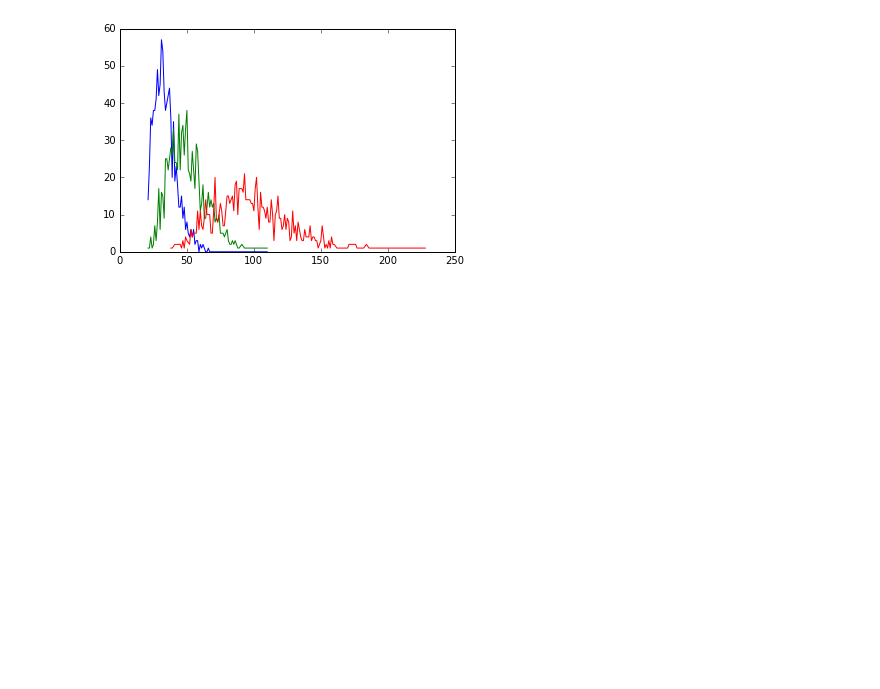
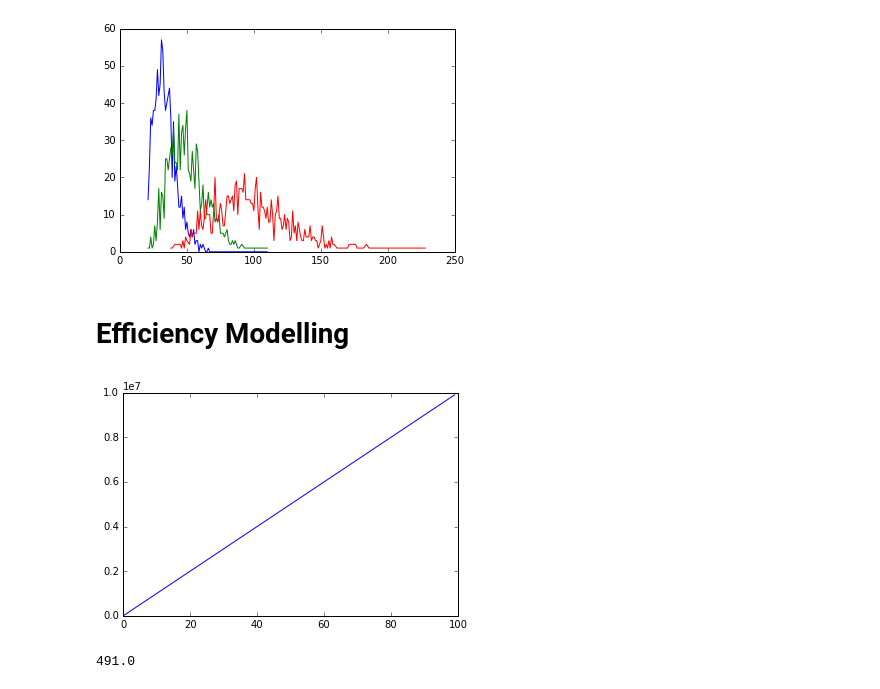
Before and after one commit to thevioletpiece/data_science_tools, a Jupyter notebook: Population Modelling.ipynb, the cells around one changed output. Drawn from its saved outputs; the diff is of its cells as text; code cells hidden in the pictures; blank space fills up the shorter version.

```diff
--- a/Population Modelling.ipynb
+++ b/Population Modelling.ipynb
@@ -129,7 +129,3 @@ def computeDescendants(initialCohort, gen, V):
 computeDescendants(10, 100, 0.9)
 # %% [output]
 89
-# %%
-populations7=[]
-for i in range(1000):
-    populations7.append(computeDescendants(10, 100, 0.7))
@@ -144,3 +144,33 @@ plt.plot(x,y)
 plt.show()
 # %% [output]
 [figure]
+# %% [markdown]
+# Efficiency Modelling
+# %%
+#Given the probability of the number of items that will need to be bought for tomorrow
+
+p = {0 : 0.25, 1 : 0.25, 2 : 0.25, 3 : 0.25}
+
+# And the cost of buying them today (c) or tomorrow (d)
+def computeCost(c, d, x, p):
+    before = c*x
+    after = []
+    for i in p:
+        if i > x:
+            after.append(d*p[i]*(i-x))
+    expectedCost = sum(after) + before
+    return expectedCost
+
+#Compute the expected cost for a given number x purchased today
+
+for i in range(4):
+    print i, computeCost(1, 3, i, p)
+# %%
+# Simple Models
+
+population = [[i,100000*i] for i in range(100)]
+# %%
+plt.plot([p[0] for p in population] ,[p[1] for p in population])
+plt.show()
+# %% [output]
+[figure, added]
@@ -146,0 +184,5 @@ plt.show()
+# %%
+x=linearChurn(1000, 10, 0.05, 0.1)
+print x
+# %% [output]
+491.0
```
Also changed, not shown: parts of 17 cells of this notebook, 1 other file.
